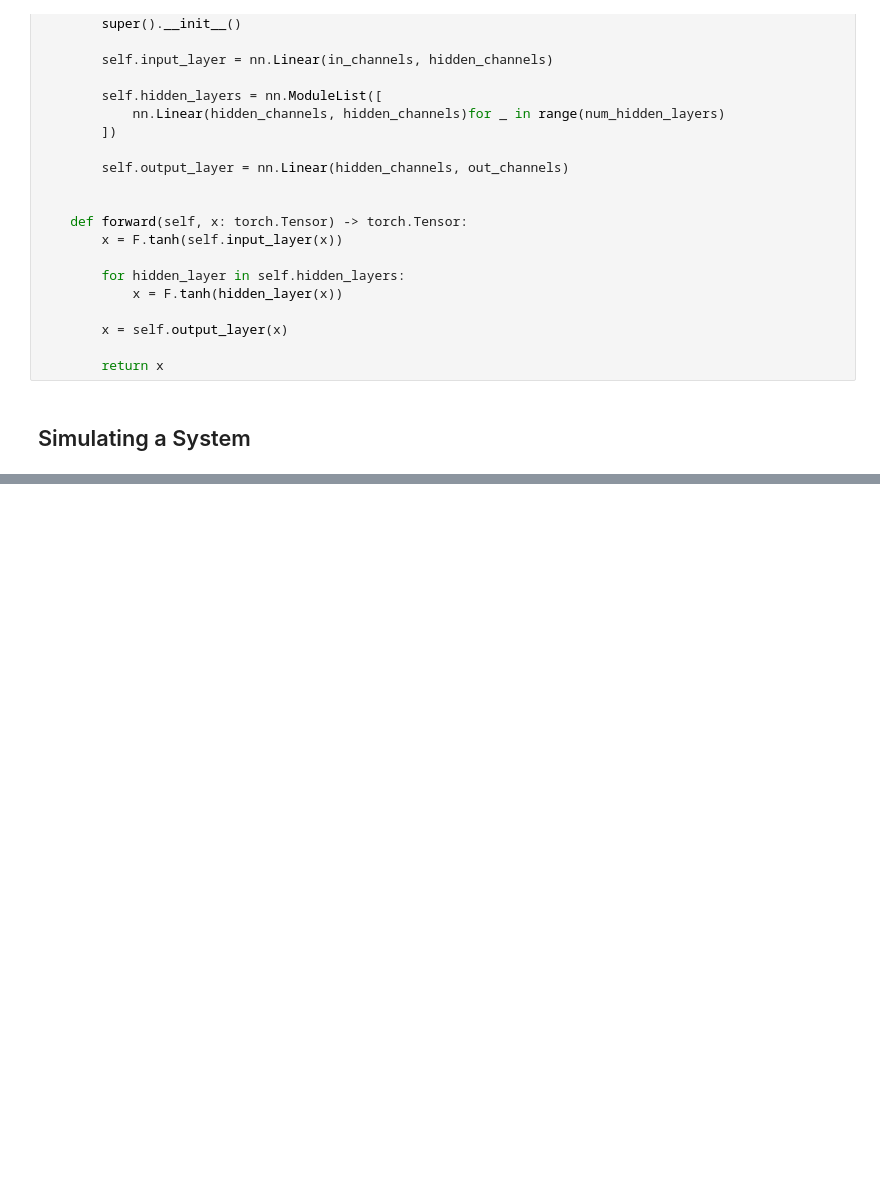
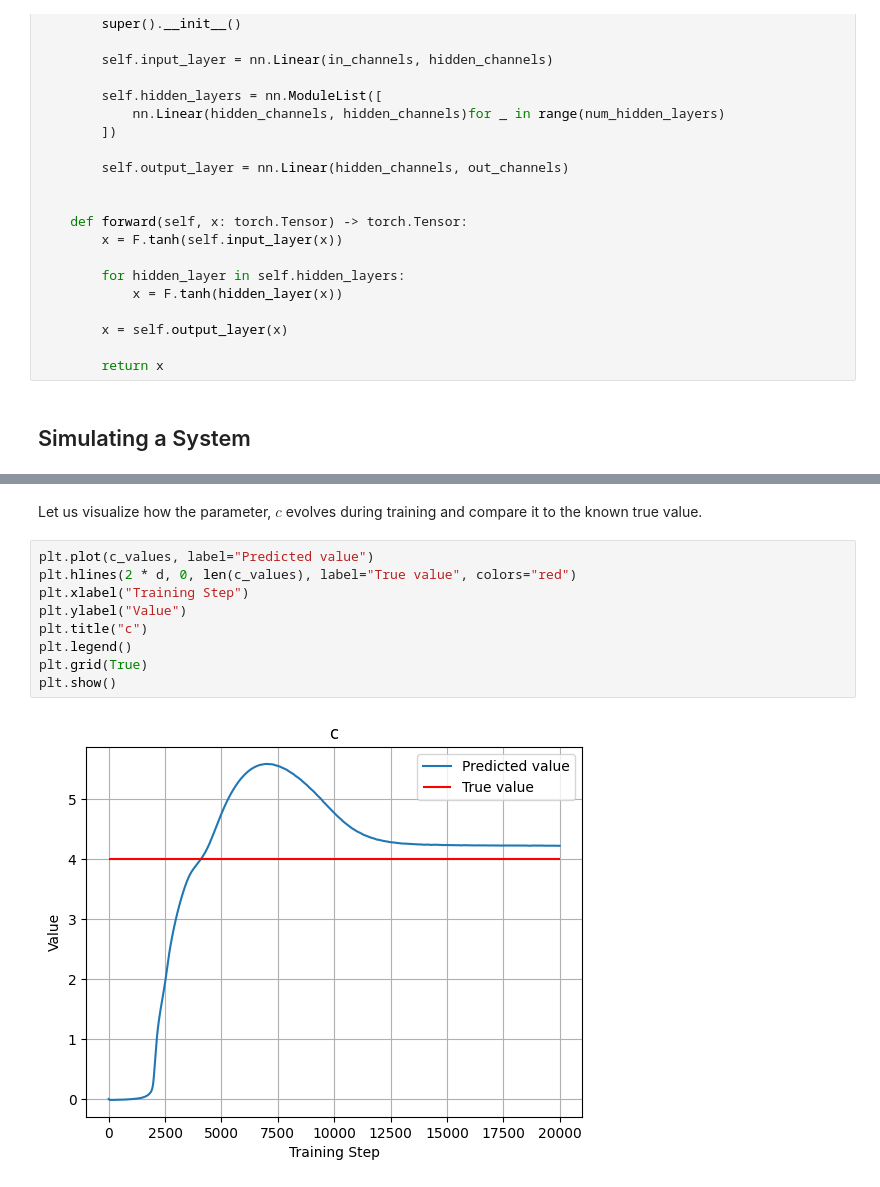
Before and after one commit to fancifulcrow/PINN, a Jupyter notebook: underdamped_harmonic_oscillator.ipynb, the cells around one changed output, grey strips where cells are left out. Drawn from its saved outputs; the diff is of its cells as text; blank space fills up the shorter version.

```diff
--- a/underdamped_harmonic_oscillator.ipynb
+++ b/underdamped_harmonic_oscillator.ipynb
@@ -196,0 +319,13 @@ for epoch in range(num_epochs):
+# %% [markdown]
+Let us visualize how the parameter, $c$ evolves during training and compare it to the known true value.
+# %%
+plt.plot(c_values, label="Predicted value")
+plt.hlines(2 * d, 0, len(c_values), label="True value", colors="red")
+plt.xlabel("Training Step")
+plt.ylabel("Value")
+plt.title("c")
+plt.legend()
+plt.grid(True)
+plt.show()
+# %% [output]
+[figure, added]
```
Also changed, not shown: parts of 7 cells of this notebook.
